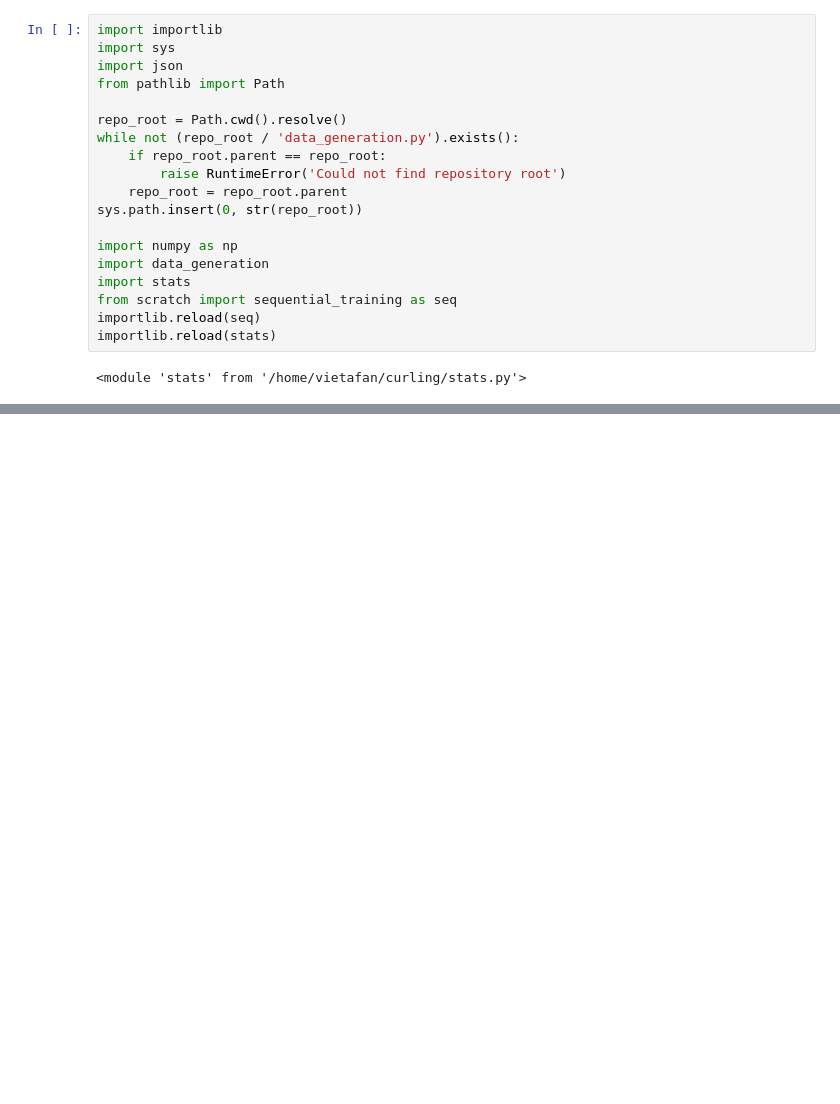
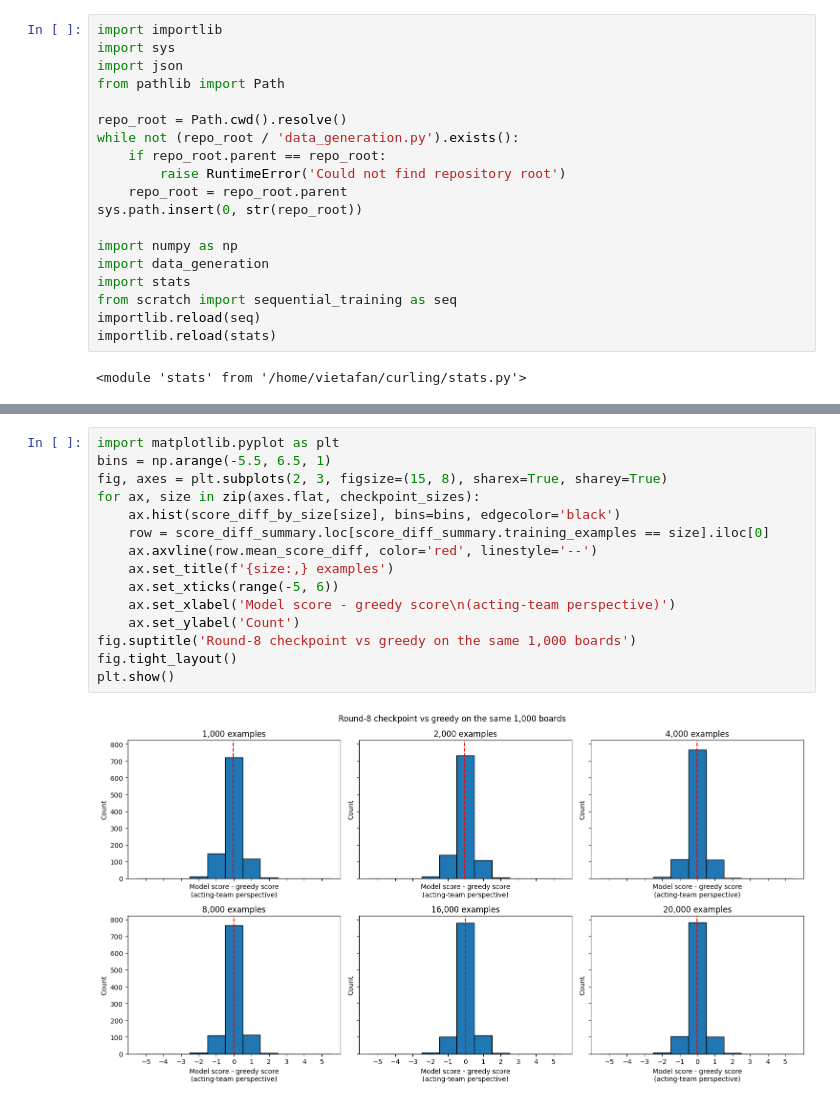
Before and after one commit to kendallzhu/curling, a Jupyter notebook: scratch/sequential_training.ipynb, the cells around one changed output, grey strips where cells are left out. Drawn from its saved outputs; the diff is of its cells as text; blank space fills up the shorter version.

```diff
--- a/scratch/sequential_training.ipynb
+++ b/scratch/sequential_training.ipynb
@@ -115,0 +392,17 @@ seq.save_metadata(artifact_dir / 'metadata.json', {
+# %%
+import matplotlib.pyplot as plt
+bins = np.arange(-5.5, 6.5, 1)
+fig, axes = plt.subplots(2, 3, figsize=(15, 8), sharex=True, sharey=True)
+for ax, size in zip(axes.flat, checkpoint_sizes):
+    ax.hist(score_diff_by_size[size], bins=bins, edgecolor='black')
+    row = score_diff_summary.loc[score_diff_summary.training_examples == size].iloc[0]
+    ax.axvline(row.mean_score_diff, color='red', linestyle='--')
+    ax.set_title(f'{size:,} examples')
+    ax.set_xticks(range(-5, 6))
+    ax.set_xlabel('Model score - greedy score\n(acting-team perspective)')
+    ax.set_ylabel('Count')
+fig.suptitle('Round-8 checkpoint vs greedy on the same 1,000 boards')
+fig.tight_layout()
+plt.show()
+# %% [output]
+[figure, added]
```
Also changed, not shown: parts of 10 cells of this notebook, 5 other files.
